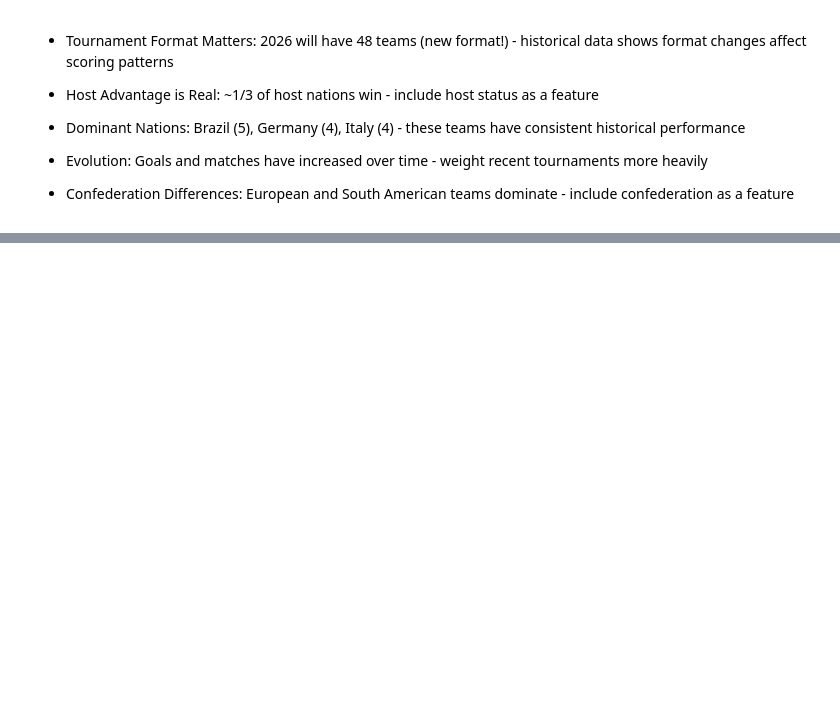
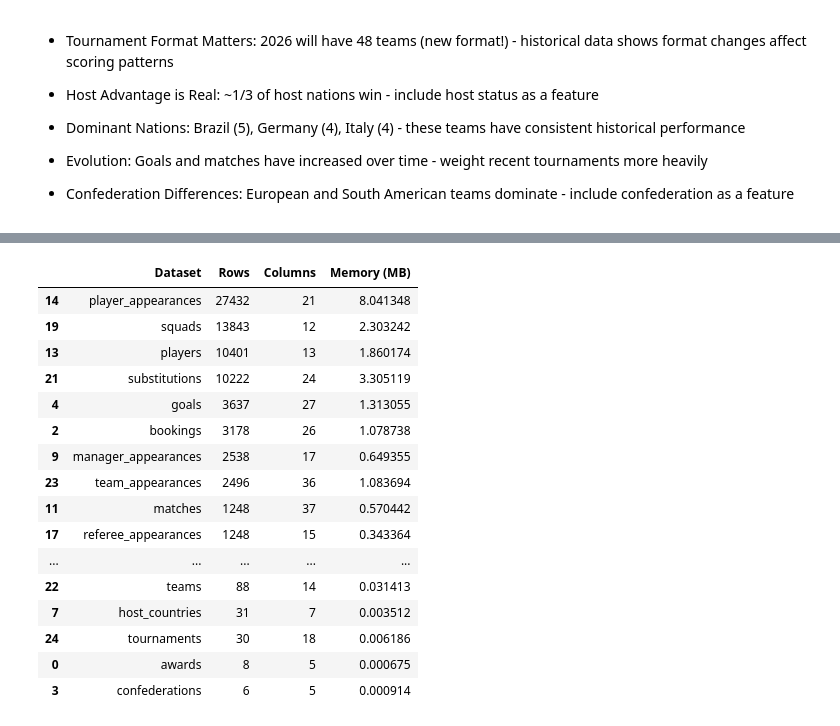
Before and after one commit to Atieng/World-Cup-2026-Goal-Prediction, a Jupyter notebook: index.ipynb, the cells around one changed output, grey strips where cells are left out. Cells and saved outputs as stored; diff of their text form; code cells hidden in the pictures; blank space fills up the shorter version.

```diff
--- a/index.ipynb
+++ b/index.ipynb
@@ -474,0 +876,77 @@ DATA QUALITY REPORT:
+# %%
+# ============================================
+# CELL 1: Import Libraries & Load Data
+# ============================================
+
+import pandas as pd
+import numpy as np
+import matplotlib.pyplot as plt
+import seaborn as sns
+from pathlib import Path
+import warnings
+warnings.filterwarnings('ignore')
+
+# Set visualization style
+plt.style.use('seaborn-v0_8-darkgrid')
+sns.set_palette("husl")
+plt.rcParams['figure.figsize'] = (12, 6)
+plt.rcParams['font.size'] = 11
+
+# Data directory
+data_dir = Path('data/')
+
+# Load all datasets (already done in your notebook)
+# But let's organize them for easy access
+dfs = {
+    'awards': pd.read_csv(data_dir / 'awards.csv'),
+    'award_winners': pd.read_csv(data_dir / 'award_winners.csv'),
+    'bookings': pd.read_csv(data_dir / 'bookings.csv'),
+    'confederations': pd.read_csv(data_dir / 'confederations.csv'),
+    'goals': pd.read_csv(data_dir / 'goals.csv'),
+    'groups': pd.read_csv(data_dir / 'groups.csv'),
+    'group_standings': pd.read_csv(data_dir / 'group_standings.csv'),
+    'host_countries': pd.read_csv(data_dir / 'host_countries.csv'),
+    'managers': pd.read_csv(data_dir / 'managers.csv'),
+    'manager_appearances': pd.read_csv(data_dir / 'manager_appearances.csv'),
+    'manager_appointments': pd.read_csv(data_dir / 'manager_appointments.csv'),
+    'matches': pd.read_csv(data_dir / 'matches.csv'),
+    'penalty_kicks': pd.read_csv(data_dir / 'penalty_kicks.csv'),
+    'players': pd.read_csv(data_dir / 'players.csv'),
+    'player_appearances': pd.read_csv(data_dir / 'player_appearances.csv'),
+    'qualified_teams': pd.read_csv(data_dir / 'qualified_teams.csv'),
+    'referees': pd.read_csv(data_dir / 'referees.csv'),
+    'referee_appearances': pd.read_csv(data_dir / 'referee_appearances.csv'),
+    'referee_appointments': pd.read_csv(data_dir / 'referee_appointments.csv'),
+    'squads': pd.read_csv(data_dir / 'squads.csv'),
+    'stadiums': pd.read_csv(data_dir / 'stadiums.csv'),
+    'substitutions': pd.read_csv(data_dir / 'substitutions.csv'),
+    'teams': pd.read_csv(data_dir / 'teams.csv'),
+    'team_appearances': pd.read_csv(data_dir / 'team_appearances.csv'),
+    'tournaments': pd.read_csv(data_dir / 'tournaments.csv'),
+    'tournament_stages': pd.read_csv(data_dir / 'tournament_stages.csv'),
+    'tournament_standings': pd.read_csv(data_dir / 'tournament_standings.csv')
+}
+
+print("✅ All datasets loaded successfully!")
+print(f"Total datasets: {len(dfs)}")
+
+# Show dataset sizes
+print("\n📊 Dataset Overview:")
+overview = []
+for name, df in dfs.items():
+    overview.append({
+        'Dataset': name,
+        'Rows': df.shape[0],
+        'Columns': df.shape[1],
+        'Memory (MB)': df.memory_usage(deep=True).sum() / 1024**2
+    })
+overview_df = pd.DataFrame(overview).sort_values('Rows', ascending=False)
+display(overview_df)
+
+# Identify core datasets for prediction
+core_datasets = ['team_appearances', 'teams', 'tournaments', 'matches', 'goals',
+                 'tournament_stages', 'tournament_standings', 'confederations', 'host_countries']
+print("\n🎯 Core datasets for prediction:")
+for ds in core_datasets:
+    print(f"  • {ds}: {dfs[ds].shape[0]} rows, {dfs[ds].shape[1]} columns")
+# %% [output]
@@ -474,0 +957,17 @@ DATA QUALITY REPORT:
+|  | Dataset | Rows | Columns | Memory (MB) |
+| 14 | player_appearances | 27432 | 21 | 8.041348 |
+| 19 | squads | 13843 | 12 | 2.303242 |
+| 13 | players | 10401 | 13 | 1.860174 |
+| 21 | substitutions | 10222 | 24 | 3.305119 |
+| 4 | goals | 3637 | 27 | 1.313055 |
+| 2 | bookings | 3178 | 26 | 1.078738 |
+| 9 | manager_appearances | 2538 | 17 | 0.649355 |
+| 23 | team_appearances | 2496 | 36 | 1.083694 |
+| 11 | matches | 1248 | 37 | 0.570442 |
+| 17 | referee_appearances | 1248 | 15 | 0.343364 |
+| ... | ... | ... | ... | ... |
+| 22 | teams | 88 | 14 | 0.031413 |
+| 7 | host_countries | 31 | 7 | 0.003512 |
+| 24 | tournaments | 30 | 18 | 0.006186 |
+| 0 | awards | 8 | 5 | 0.000675 |
+| 3 | confederations | 6 | 5 | 0.000914 |
```
Also changed, not shown: parts of 8 cells of this notebook.
